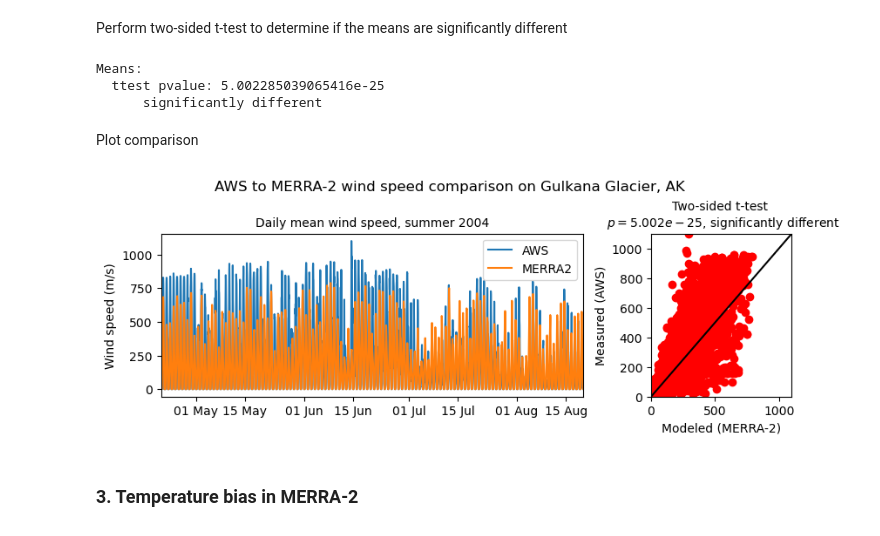
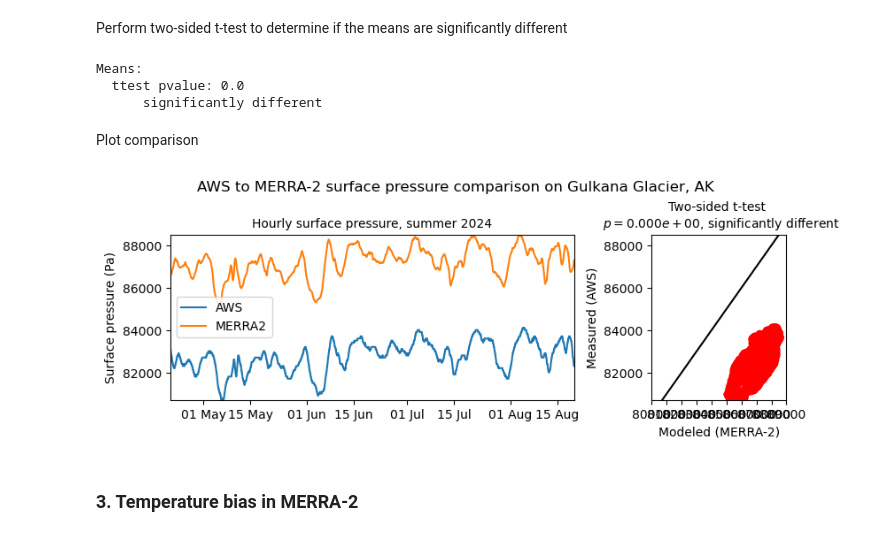
Before and after one commit to clairevwilson/PyGEM-EB, a Jupyter notebook: pygem_eb/processing/climate_plotting.ipynb, the cells around one changed output. Saved outputs shown, nothing was run; the diff lists cells and outputs as text; code cells hidden in the pictures.

```diff
--- a/pygem_eb/processing/climate_plotting.ipynb
+++ b/pygem_eb/processing/climate_plotting.ipynb
@@ -10,7 +10,7 @@ import numpy as np
 import scipy.stats as ss
 # %%
 # INPUTS
-var = 'SWin'      # Variable to compare
+var = 'sp'      # Variable to compare
 model = 'MERRA2'
 start = pd.to_datetime('2024-04-20 00:00')
 end = pd.to_datetime('2024-08-20 00:00')
@@ -139,12 +139,18 @@ df_AWS = df_AWS[var].to_frame()
 # CHECK UNITS AND ADJUST TO ELEVATION
 if not units_checked:
     if var == 'tp':
-        df_AWS = df_AWS['tp'] / 1000
+        df_AWS = df_AWS['tp'].to_frame() / 1000
         ds_model = ds_model * 3600 / 1000
     elif var == 'temp':
+        df_AWS = df_AWS[var].to_frame()
         ds_model = ds_model - 273.15
         print(f'Adjusting to {AWS_elev - elev:.1f} m elevation change from geopotential to the AWS elevation')
         print(f'(temperature change of {-0.0065*(AWS_elev - elev) :.3f} C)')
         ds_model = ds_model - 0.0065*(AWS_elev - elev)
+    elif var == 'sp':
+        temp_gp = df_AWS['temp'] + 0.0065*(AWS_elev - elev) - 273.15
+        temp_AWS = df_AWS['temp'] - 273.15
+        df_AWS['sp'] = df_AWS['sp']*(temp_gp / temp_AWS)**(9.81*0.0289644/8.314/0.0065)
+        df_AWS = df_AWS[var].to_frame()
     elif var in ['SWin','LWin']:
         df_AWS /= 3600
@@ -220,7 +241,7 @@ else:
     plot_model = ds_model['wind'].values
 df_AWS = df_AWS.fillna(0)
 plot_AWS = df_AWS[var].to_numpy() #['Precip_Weighing_Incremental'].to_numpy()
-plot_model[np.isnan(plot_model)] = 0
+plot_model[np.isnan(plot_model)] = np.nanmean(plot_model)
 if var == 'tp':
     plot_model = np.cumsum(plot_model)
     plot_AWS = np.cumsum(plot_AWS)
@@ -235,34 +256,37 @@ else:
 print('     ',result)
 # %% [output]
 Means:
-  ttest pvalue: 5.002285039065416e-25
+  ttest pvalue: 0.0
       significantly different
 # %% [markdown]
 Plot comparison
 # %%
 fig,[ax1,ax2] = plt.subplots(1,2,width_ratios=[3,1],figsize=(8,3),layout='constrained')
 ax1.plot(df_AWS.index,plot_AWS,label='AWS')
 ax1.plot(ds_model['time'],plot_model,label=model)
 
 ax1.legend()
 ax2.scatter(plot_model,plot_AWS,label='AWS',c='r')
 maxval = max(np.max(plot_AWS),np.max(plot_model))
 minval = min(np.min(plot_AWS),np.min(plot_model))
 ax2.plot([minval,maxval],[minval,maxval],c='black')
-ax1.set_ylabel('Wind speed (m/s)')
+ax1.set_ylabel('Surface pressure (Pa)')
 ax2.set_ylabel('Measured (AWS)')
 ax2.set_xlabel('Modeled (MERRA-2)')
 date_form = mpl.dates.DateFormatter('%d %b')
 ax1.xaxis.set_major_formatter(date_form)
 ax1.set_xlim([start+pd.Timedelta(days=1),end])
+ax1.set_ylim([minval,maxval])
 ax2.set_xlim([minval,maxval])
 ax2.set_ylim([minval,maxval])
-ax1.set_title('Daily mean wind speed, summer 2004',fontsize=10)
+ax2.set_xticks(ax2.get_yticks())
+ax1.set_title('Hourly surface pressure, summer 2024',fontsize=10)
 ax2.set_title(f'Two-sided t-test \n $p={p:.3e}$, {result}',fontsize=10)
-fig.suptitle('AWS to MERRA-2 wind speed comparison on Gulkana Glacier, AK')
+fig.suptitle('AWS to MERRA-2 surface pressure comparison on Gulkana Glacier, AK')
+plt.savefig(fp_clim + f'MERRA2_AWS_comparison_2024_{var}.png')
 plt.show()
 # %% [output]
-[figure, old version]
+[figure, new version]
 # %% [markdown]
 ### 3. Temperature bias in MERRA-2
 # %%
```
Also changed, not shown: parts of 5 cells of this notebook, 6 other files.
